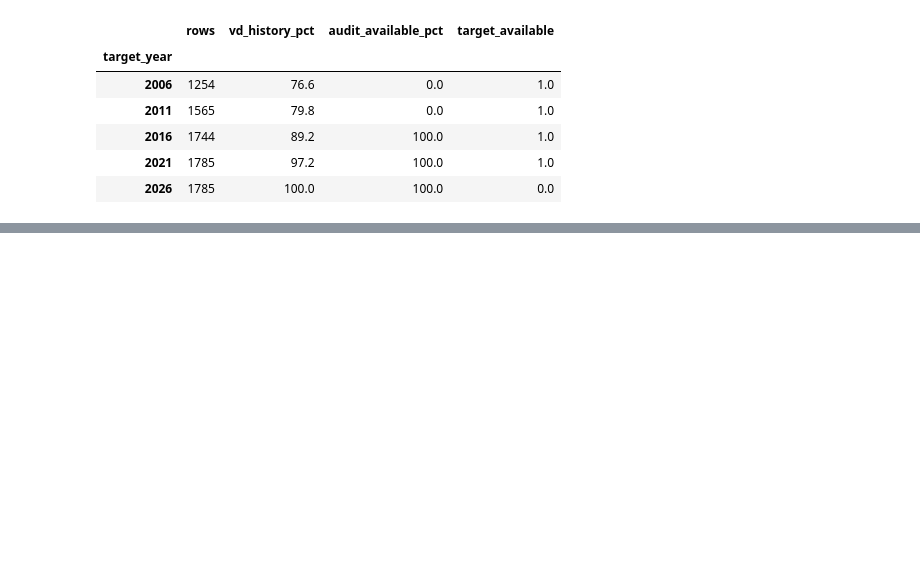
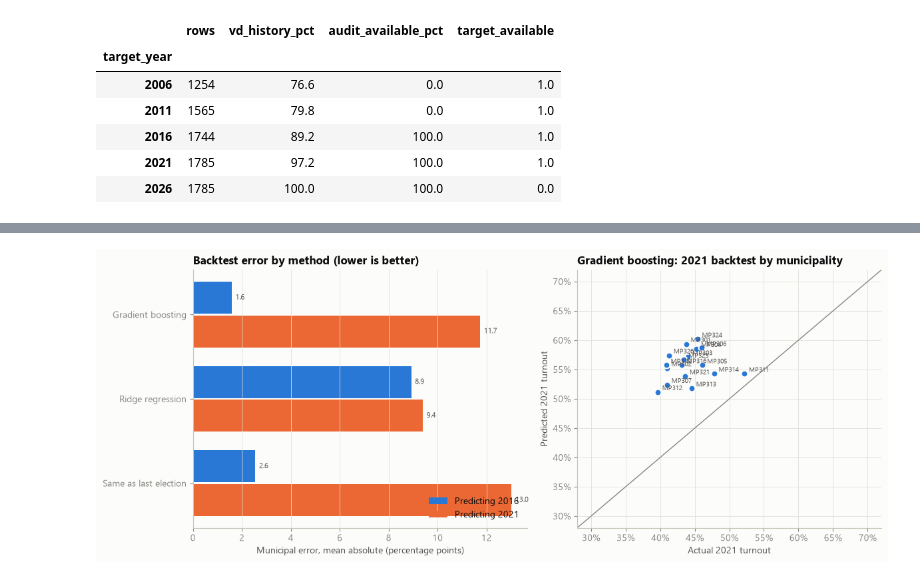
Before and after one commit to jaydenmanca/DIRISA_PROJECT, a Jupyter notebook: model.ipynb, the cells around one changed output, grey strips where cells are left out. Saved outputs shown, nothing was run; the diff lists cells and outputs as text; code cells hidden in the pictures; blank space fills up the shorter version.

```diff
--- a/model.ipynb
+++ b/model.ipynb
@@ -1581,0 +1836,36 @@ Stage 4 complete.
+# %%
+# =====================================================================================
+# 5.3 Figure 7: backtest results
+# -------------------------------------------------------------------------------------
+# WHAT:  Left: municipal error (MAE, lower is better) of each method in each backtest.
+#        Right: predicted vs actual 2021 turnout per municipality for the chosen method.
+# HOW TO READ (right): dots on the diagonal = perfect; dots below it = predicted too high.
+# SAVED AS: derived/figures/fig7_backtest.png
+# =====================================================================================
+bt21 = backtest_preds[-1]
+chosen_col = f'pred_{BEST_MODEL}'
+m21 = to_municipality(bt21, chosen_col)
+fig, (ax1, ax2) = plt.subplots(1, 2, figsize=(12, 4.8), gridspec_kw={'width_ratios': [1.1, 1]})
+pv = backtest.pivot(index='model', columns='test_year', values='muni_MAE_pp').loc[MODEL_NAMES]
+y = np.arange(len(pv))
+ax1.barh(y + 0.2, pv[2016], height=0.38, color=SERIES_1, label='Predicting 2016')
+ax1.barh(y - 0.2, pv[2021], height=0.38, color=SERIES_2, label='Predicting 2021')
+for yi, (a, b) in enumerate(zip(pv[2016], pv[2021])):
+    ax1.annotate(f'{a:.1f}', (a, yi + 0.2), xytext=(4, 0), textcoords='offset points', va='center', fontsize=8, color=INK_2)
+    ax1.annotate(f'{b:.1f}', (b, yi - 0.2), xytext=(4, 0), textcoords='offset points', va='center', fontsize=8, color=INK_2)
+ax1.set_yticks(y, pv.index); ax1.grid(axis='y', visible=False)
+ax1.set_xlabel('Municipal error, mean absolute (percentage points)'); ax1.legend(loc='lower right')
+ax1.set_title('Backtest error by method (lower is better)')
+lim = (min(m21.min().min(), 30) - 2, max(m21.max().max(), 70) + 2)
+ax2.plot(lim, lim, color=REFERENCE, linewidth=1)
+ax2.scatter(m21['actual'], m21['predicted'], s=50, color=SERIES_1, edgecolor=SURFACE, linewidth=1.5, zorder=3)
+for code_, row in m21.iterrows():
+    ax2.annotate(code_, (row['actual'], row['predicted']), xytext=(5, 2), textcoords='offset points', fontsize=7, color=INK_2)
+ax2.set_xlim(lim); ax2.set_ylim(lim)
+for axis in (ax2.xaxis, ax2.yaxis): axis.set_major_formatter(mtick.PercentFormatter(decimals=0))
+ax2.set_xlabel('Actual 2021 turnout'); ax2.set_ylabel('Predicted 2021 turnout')
+ax2.set_title(f'{BEST_MODEL}: 2021 backtest by municipality')
+fig.tight_layout()
+save(fig, 'fig7_backtest')
+# %% [output]
+[figure, added]
```
Also changed, not shown: parts of 27 cells of this notebook, 19 other files.
